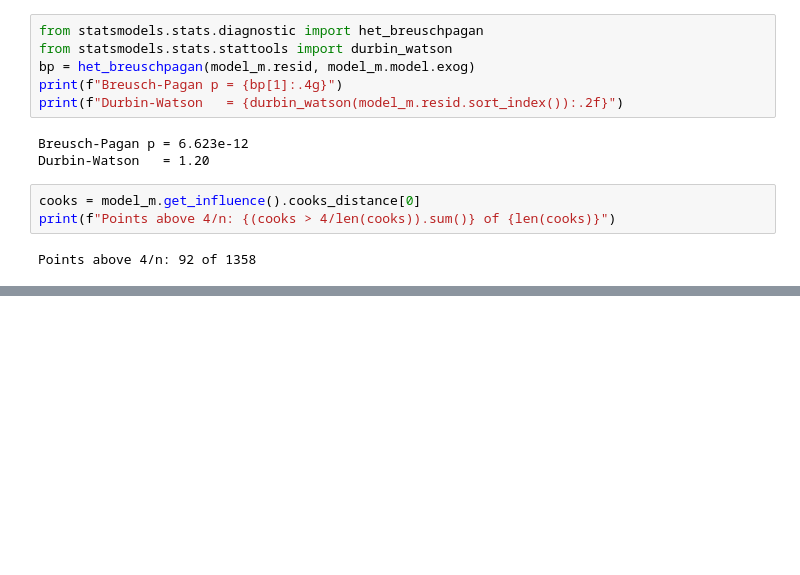
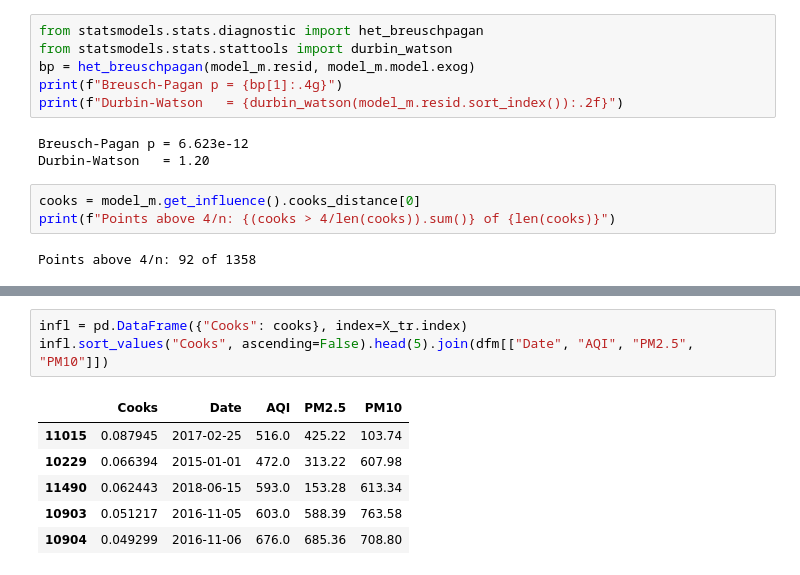
Before and after one commit to forgeth2006/aqi-predictive-analytics, a Jupyter notebook: notebooks/03_regression.ipynb, the cells around one changed output, grey strips where cells are left out. Drawn from its saved outputs; the diff is of its cells as text; blank space fills up the shorter version.

```diff
--- a/notebooks/03_regression.ipynb
+++ b/notebooks/03_regression.ipynb
@@ -191,0 +247,10 @@ Points above 4/n: 92 of 1358
+# %%
+infl = pd.DataFrame({"Cooks": cooks}, index=X_tr.index)
+infl.sort_values("Cooks", ascending=False).head(5).join(dfm[["Date", "AQI", "PM2.5", "PM10"]])
+# %% [output]
+|  | Cooks | Date | AQI | PM2.5 | PM10 |
+| 11015 | 0.087945 | 2017-02-25 | 516.0 | 425.22 | 103.74 |
+| 10229 | 0.066394 | 2015-01-01 | 472.0 | 313.22 | 607.98 |
+| 11490 | 0.062443 | 2018-06-15 | 593.0 | 153.28 | 613.34 |
+| 10903 | 0.051217 | 2016-11-05 | 603.0 | 588.39 | 763.58 |
+| 10904 | 0.049299 | 2016-11-06 | 676.0 | 685.36 | 708.80 |
```
Also changed, not shown: parts of 4 cells of this notebook.
